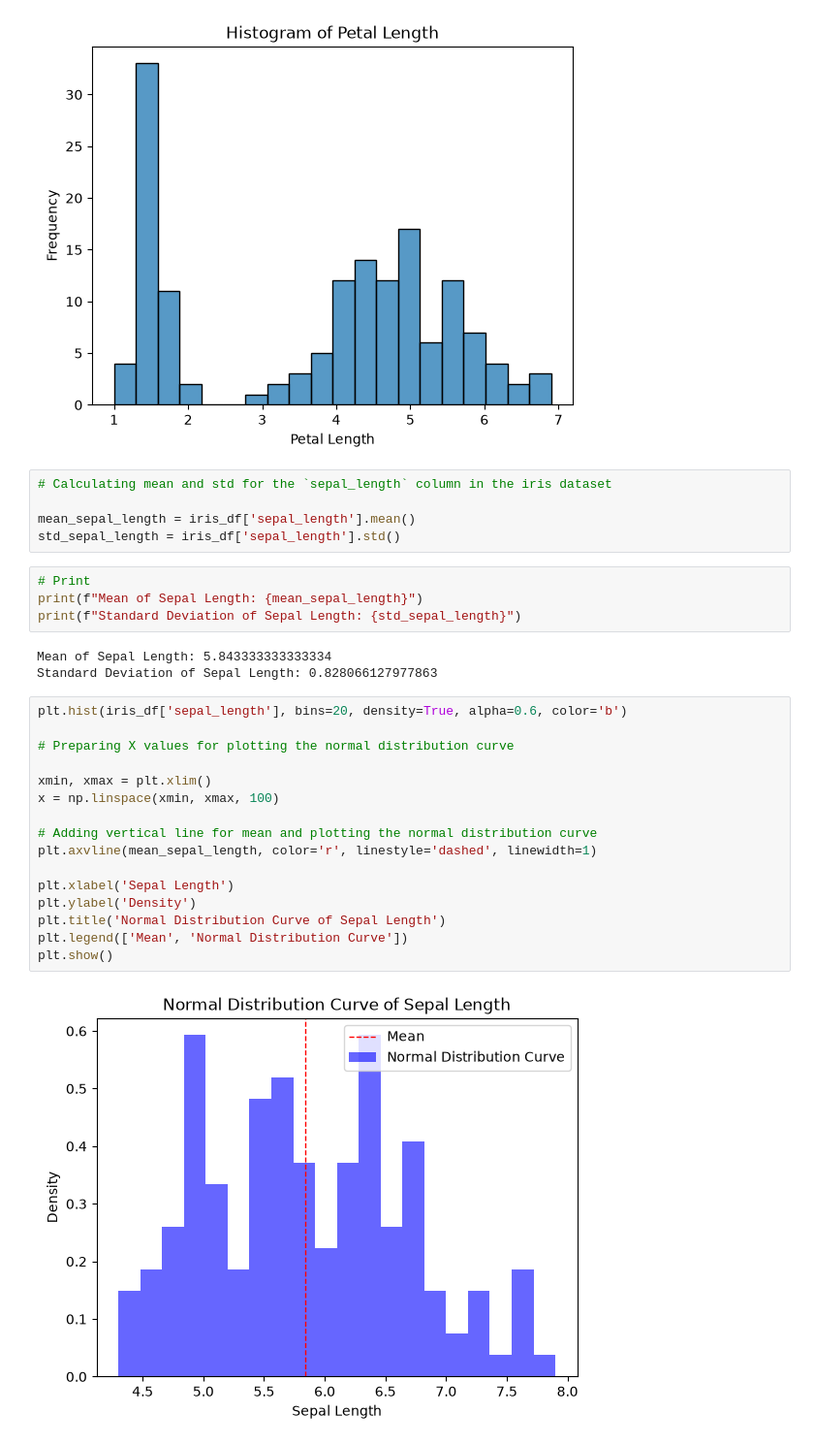
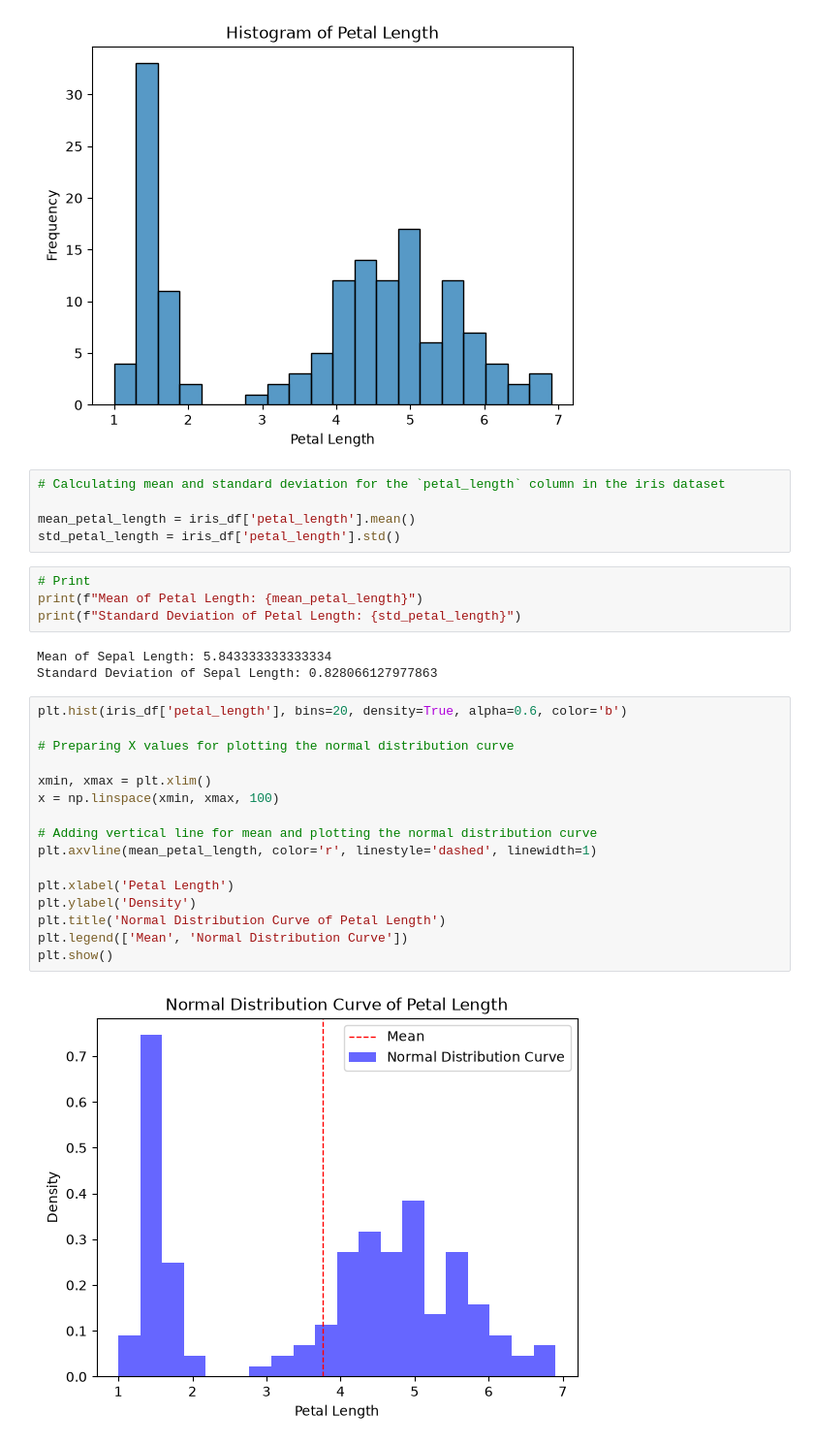
Before and after one commit to Svitlana937/assessment-submission, a Jupyter notebook: problems.ipynb, the cells around one changed output. Shown at 97% size. Drawn from its saved outputs; the diff is of its cells as text.

Commit message:
Corrected name - Petal length

```diff
--- a/problems.ipynb
+++ b/problems.ipynb
@@ -34,32 +34,32 @@ plt.show()
 # %% [output]
 [figure]
 # %%
-# Calculating mean and std for the `sepal_length` column in the iris dataset
+# Calculating mean and standard deviation for the `petal_length` column in the iris dataset
 
-mean_sepal_length = iris_df['sepal_length'].mean()
-std_sepal_length = iris_df['sepal_length'].std()
+mean_petal_length = iris_df['petal_length'].mean()
+std_petal_length = iris_df['petal_length'].std()
 # %%
 # Print
-print(f"Mean of Sepal Length: {mean_sepal_length}")
-print(f"Standard Deviation of Sepal Length: {std_sepal_length}")
+print(f"Mean of Petal Length: {mean_petal_length}")
+print(f"Standard Deviation of Petal Length: {std_petal_length}")
 # %% [output]
 Mean of Sepal Length: 5.843333333333334
 Standard Deviation of Sepal Length: 0.828066127977863
 # %%
-plt.hist(iris_df['sepal_length'], bins=20, density=True, alpha=0.6, color='b')
+plt.hist(iris_df['petal_length'], bins=20, density=True, alpha=0.6, color='b')
 
 # Preparing X values for plotting the normal distribution curve
 
 xmin, xmax = plt.xlim()
 x = np.linspace(xmin, xmax, 100)
 
 # Adding vertical line for mean and plotting the normal distribution curve
-plt.axvline(mean_sepal_length, color='r', linestyle='dashed', linewidth=1)
+plt.axvline(mean_petal_length, color='r', linestyle='dashed', linewidth=1)
 
-plt.xlabel('Sepal Length')
+plt.xlabel('Petal Length')
 plt.ylabel('Density')
-plt.title('Normal Distribution Curve of Sepal Length')
+plt.title('Normal Distribution Curve of Petal Length')
 plt.legend(['Mean', 'Normal Distribution Curve'])
 plt.show()
 # %% [output]
-[figure, old version]
+[figure, new version]
```
